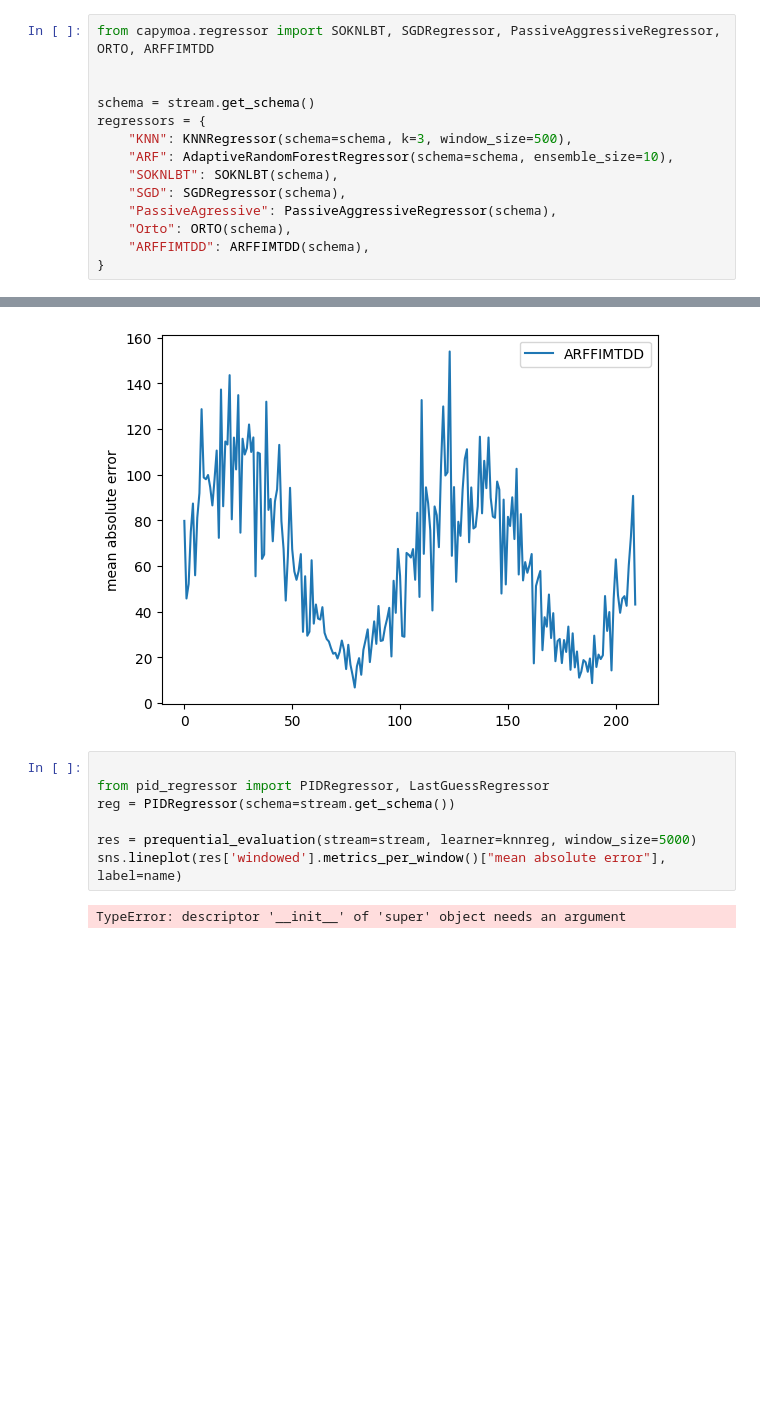
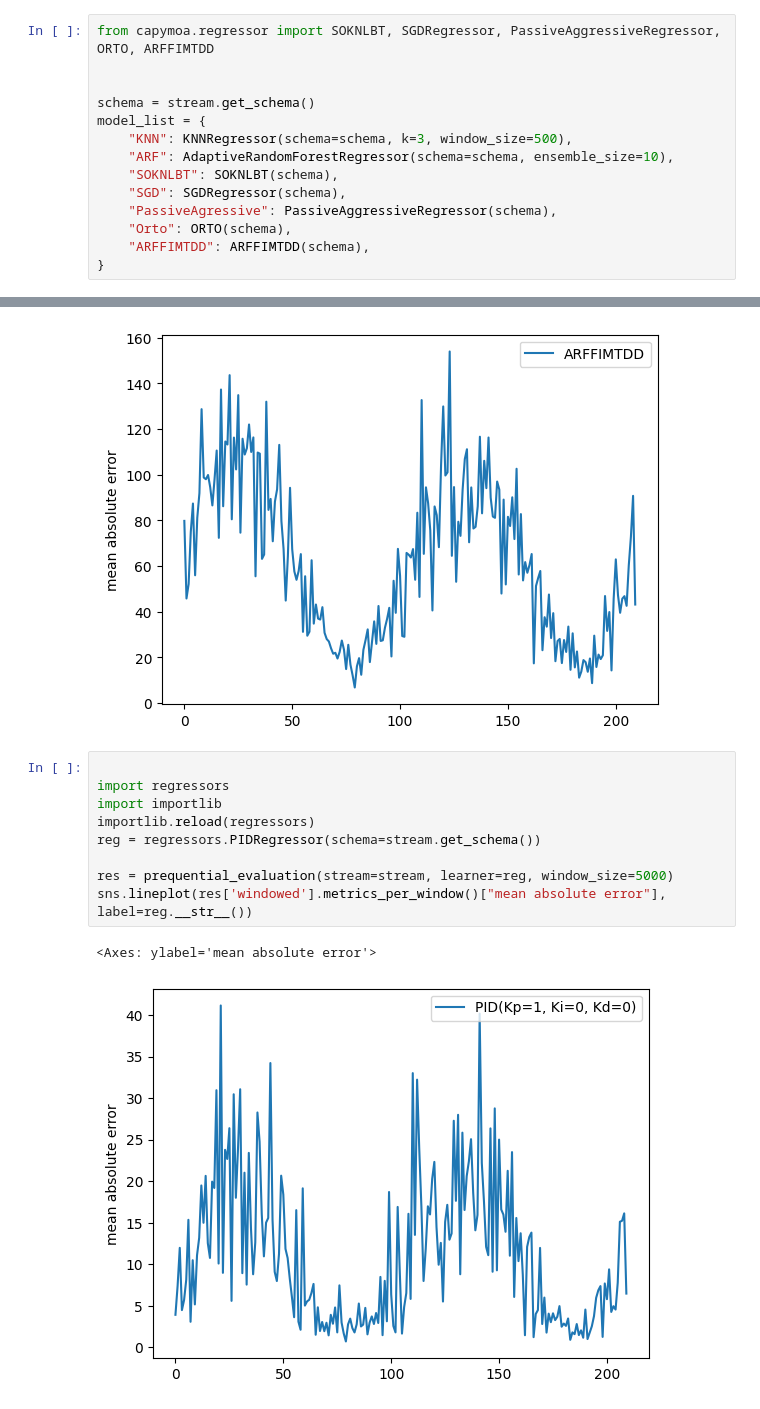
Before and after one commit to bertkdowns/data-streams-hackathon, a Jupyter notebook: tests.ipynb, the cells around one changed output, grey strips where cells are left out. Cells and saved outputs as stored; diff of their text form; blank space fills up the shorter version.

```diff
--- a/tests.ipynb
+++ b/tests.ipynb
@@ -134,7 +132,7 @@ from capymoa.regressor import SOKNLBT, SGDRegressor, PassiveAggressiveRegressor,
 
 
 schema = stream.get_schema()
-regressors = {
+model_list = {
     "KNN": KNNRegressor(schema=schema, k=3, window_size=500),
     "ARF": AdaptiveRandomForestRegressor(schema=schema, ensemble_size=10),
     "SOKNLBT": SOKNLBT(schema),
@@ -177,10 +177,13 @@ for name, result in results:
 [figure]
 # %%
 
-from pid_regressor import PIDRegressor, LastGuessRegressor
-reg = PIDRegressor(schema=stream.get_schema())
+import regressors
+import importlib
+importlib.reload(regressors)
+reg = regressors.PIDRegressor(schema=stream.get_schema())
 
-res = prequential_evaluation(stream=stream, learner=knnreg, window_size=5000)
-sns.lineplot(res['windowed'].metrics_per_window()["mean absolute error"], label=name)
+res = prequential_evaluation(stream=stream, learner=reg, window_size=5000)
+sns.lineplot(res['windowed'].metrics_per_window()["mean absolute error"], label=reg.__str__())
 # %% [output]
-TypeError: descriptor '__init__' of 'super' object needs an argument
+<Axes: ylabel='mean absolute error'>
+[figure, added]
```
Also changed, not shown: parts of 6 cells of this notebook, 4 other files.
